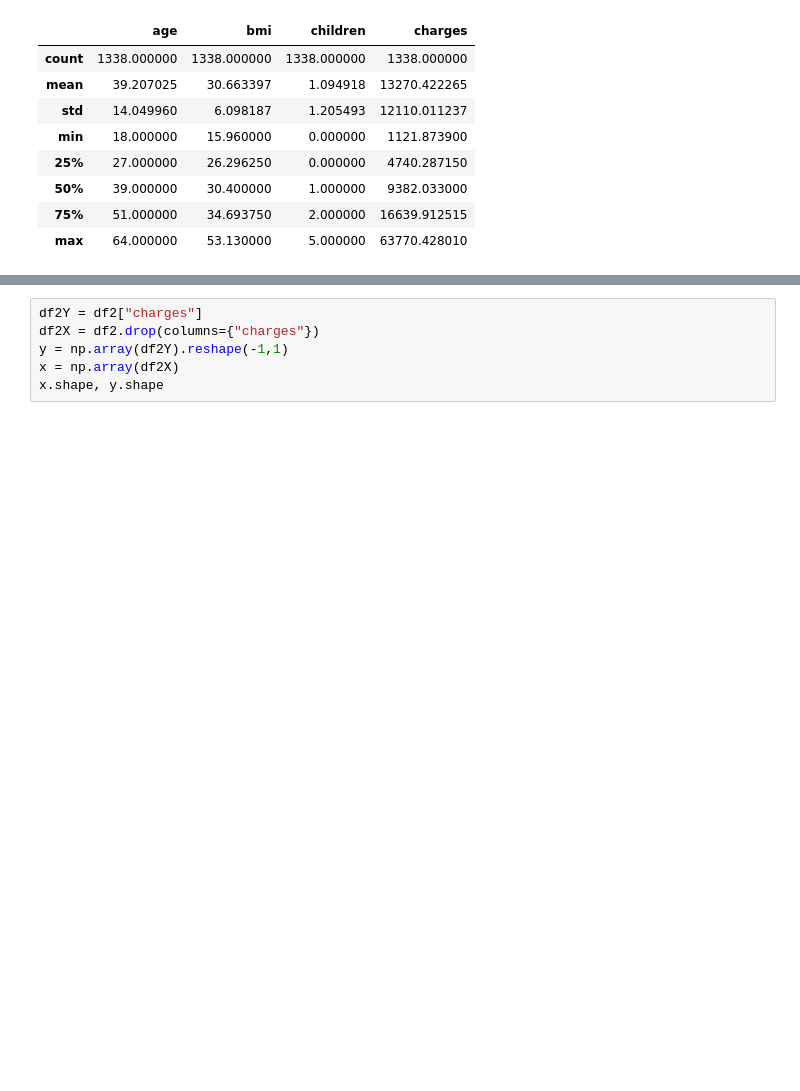
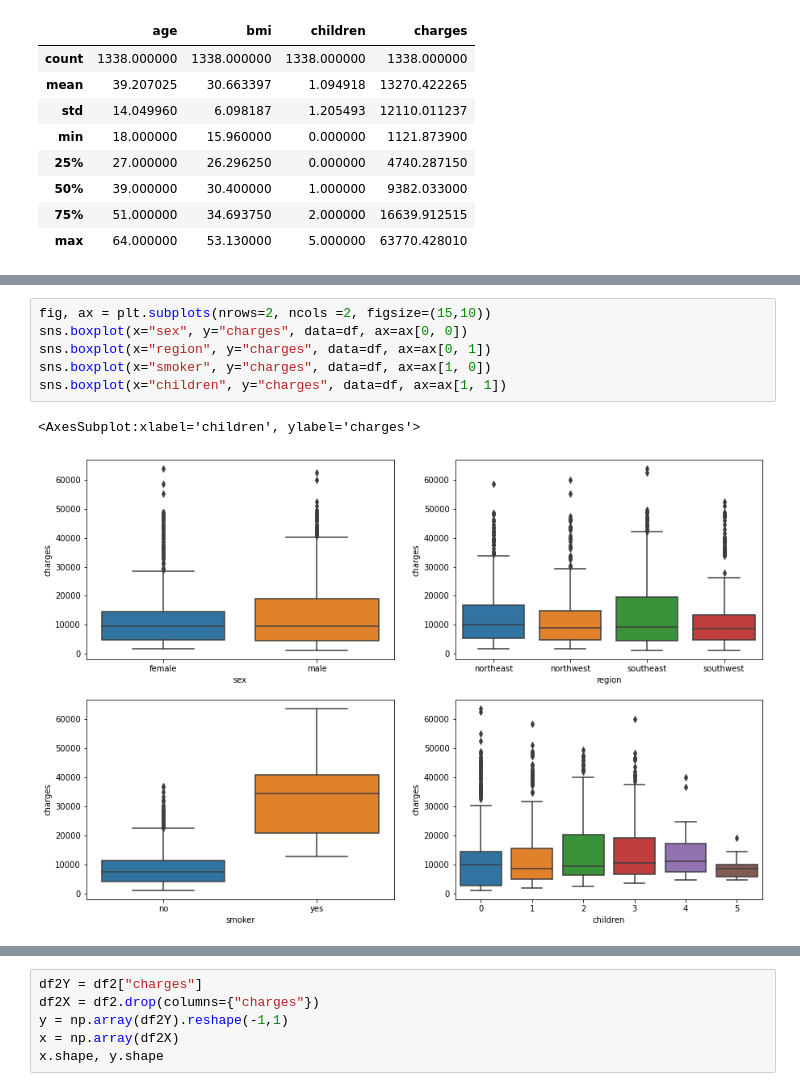
Before and after one commit to CcDenn/Data3450-project, a Jupyter notebook: 3450 project.ipynb, the cells around one changed output, grey strips where cells are left out. Saved outputs shown, nothing was run; the diff lists cells and outputs as text; blank space fills up the shorter version.

```diff
--- a/3450 project.ipynb
+++ b/3450 project.ipynb
@@ -99,3 +127,12 @@ def bigGraph(df_in, columnName, hist_round, pmf_round):
+# %%
+fig, ax = plt.subplots(nrows=2, ncols =2, figsize=(15,10))
+sns.boxplot(x="sex", y="charges", data=df, ax=ax[0, 0])
+sns.boxplot(x="region", y="charges", data=df, ax=ax[0, 1])
+sns.boxplot(x="smoker", y="charges", data=df, ax=ax[1, 0])
+sns.boxplot(x="children", y="charges", data=df, ax=ax[1, 1])
+# %% [output]
+<AxesSubplot:xlabel='children', ylabel='charges'>
+[figure, added]
 # %%
 bigGraph(df, 'charges', -4 , -4)
 # %% [output]
```
Also changed, not shown: parts of 23 cells of this notebook.
